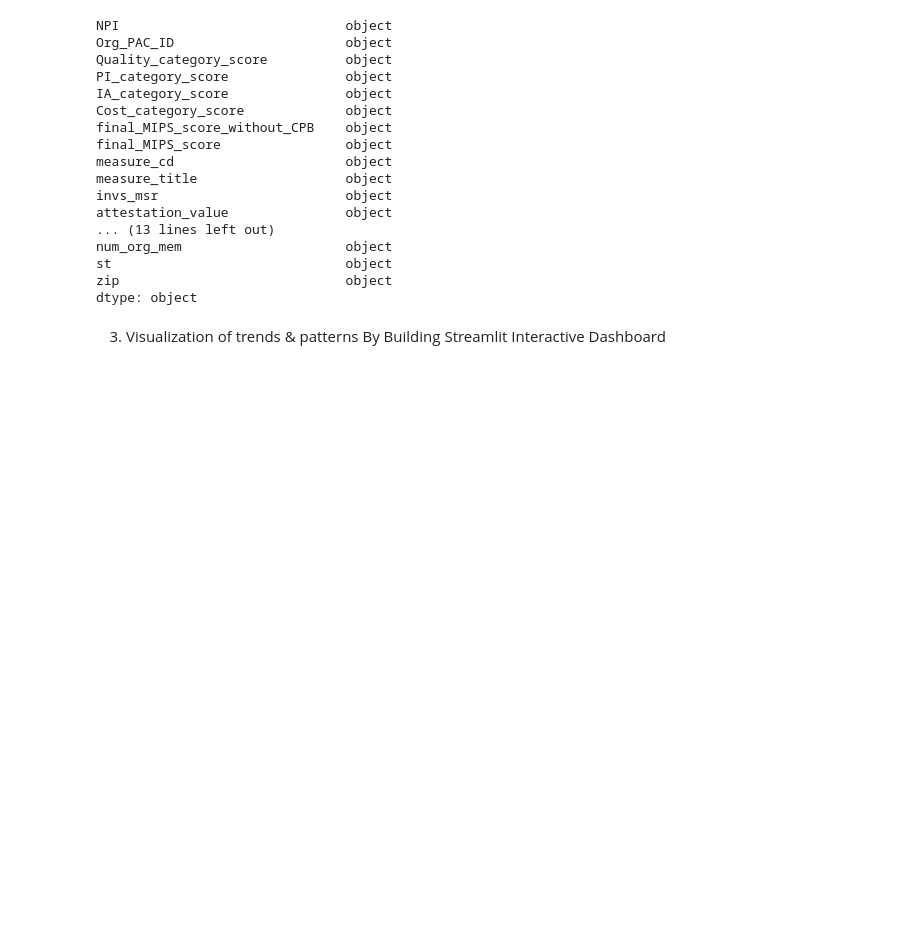
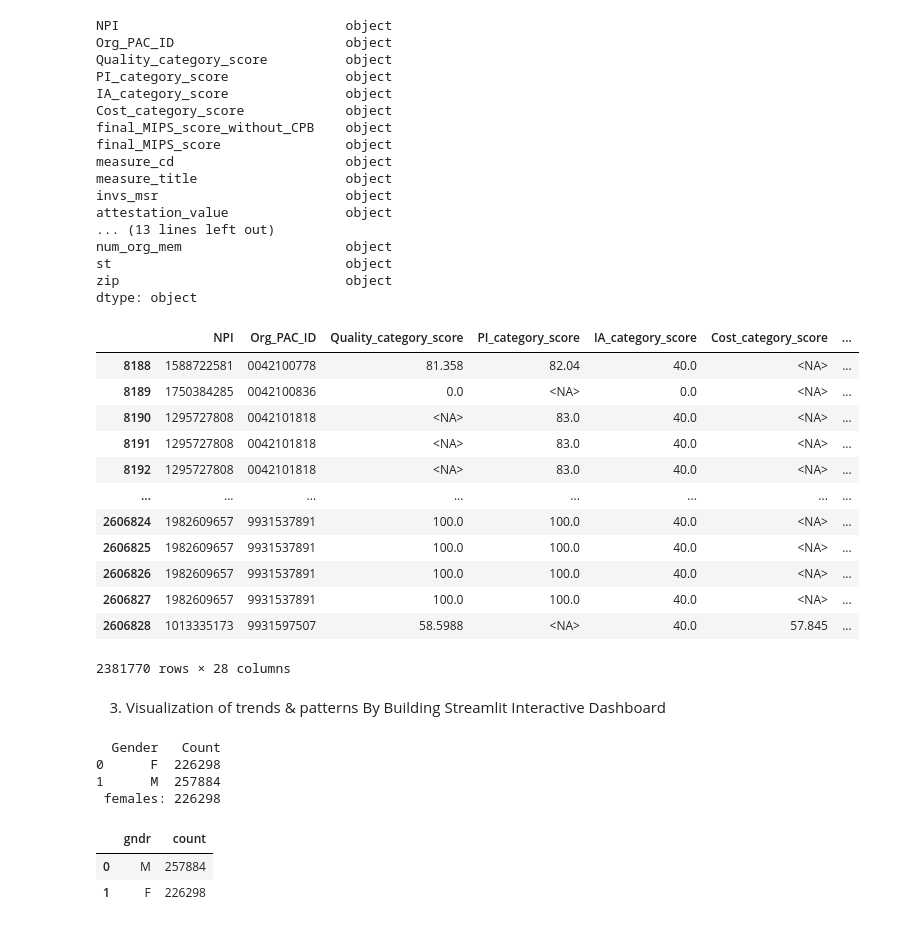
Before and after one commit to cubicle24/mips, a Jupyter notebook: notebooks/mips.ipynb, the cells around one changed output. Cells and saved outputs as stored; diff of their text form; code cells hidden in the pictures; blank space fills up the shorter version.

```diff
--- a/notebooks/mips.ipynb
+++ b/notebooks/mips.ipynb
@@ -166,5 +166,45 @@ docs_mips_all_raw['num_org_mem'] = docs_mips_all_raw['num_org_mem'] = pd.to_nume
 # %%
 df_master = docs_mips_all_raw
 df_master.to_parquet('../data/cleaned/df_master.parquet', index=False)
+# %%
+df_master
+# %% [output]
+|  | NPI | Org_PAC_ID | Quality_category_score | PI_category_score | IA_category_score | Cost_category_score | ... |
+| 8188 | 1588722581 | 0042100778 | 81.358 | 82.04 | 40.0 | <NA> | ... |
+| 8189 | 1750384285 | 0042100836 | 0.0 | <NA> | 0.0 | <NA> | ... |
+| 8190 | 1295727808 | 0042101818 | <NA> | 83.0 | 40.0 | <NA> | ... |
+| 8191 | 1295727808 | 0042101818 | <NA> | 83.0 | 40.0 | <NA> | ... |
+| 8192 | 1295727808 | 0042101818 | <NA> | 83.0 | 40.0 | <NA> | ... |
+| ... | ... | ... | ... | ... | ... | ... | ... |
+| 2606824 | 1982609657 | 9931537891 | 100.0 | 100.0 | 40.0 | <NA> | ... |
+| 2606825 | 1982609657 | 9931537891 | 100.0 | 100.0 | 40.0 | <NA> | ... |
+| 2606826 | 1982609657 | 9931537891 | 100.0 | 100.0 | 40.0 | <NA> | ... |
+| 2606827 | 1982609657 | 9931537891 | 100.0 | 100.0 | 40.0 | <NA> | ... |
+| 2606828 | 1013335173 | 9931597507 | 58.5988 | <NA> | 40.0 | 57.845 | ... |
+2381770 rows × 28 columns
 # %% [markdown]
 3. Visualization of trends & patterns By Building Streamlit Interactive Dashboard
+# %%
+#High level stats for each relevant column: MIPS scores, each category, gender, specialty
+
+genders = df_master[['NPI','gndr']]
+#drop duplicate NPIs
+genders = genders.drop_duplicates(subset=['NPI'])
+gender_counts = genders.groupby('gndr')['NPI'].count().reset_index()
+gender_counts.columns = ['Gender', 'Count']
+print(gender_counts)
+print(f" females: {gender_counts.iloc[0, 1]}")
+print(f" males: {gender_counts.iloc[1, 1]}")
+# %% [output]
+  Gender   Count
+0      F  226298
+1      M  257884
+ females: 226298
+# %%
+genders_counts2 = genders['gndr'].value_counts().reset_index()
+genders_counts2.columns = ['gndr', 'count']
+genders_counts2
+# %% [output]
+|  | gndr | count |
+| 0 | M | 257884 |
+| 1 | F | 226298 |
```
Also changed, not shown: 1 other file.
